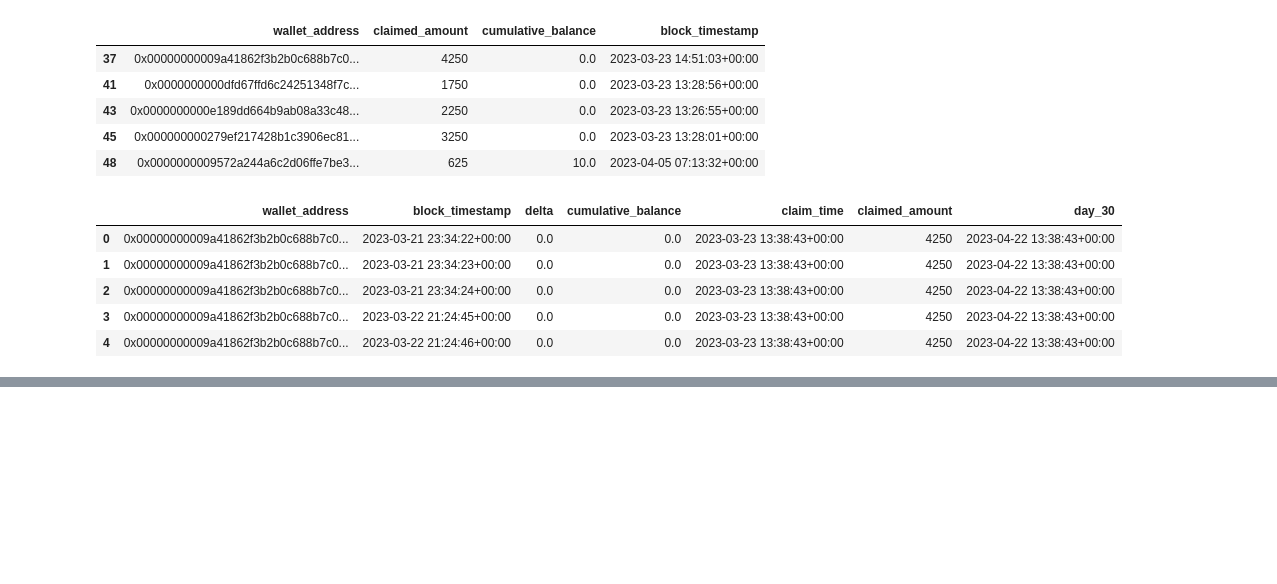
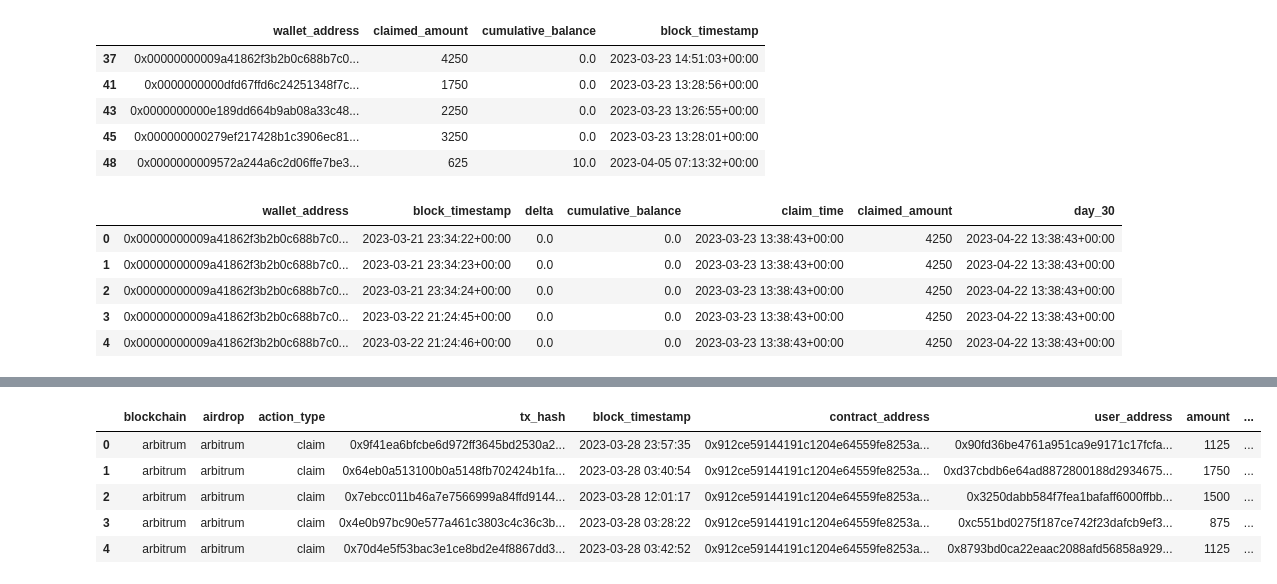
Before and after one commit to PointingNoWhere/arb_airdrop, a Jupyter notebook: notebooks/04_smd_arbdata_wallet_balance.ipynb, the cells around one changed output, grey strips where cells are left out. Cells and saved outputs as stored; diff of their text form; code cells hidden in the pictures; blank space fills up the shorter version.

```diff
--- a/notebooks/04_smd_arbdata_wallet_balance.ipynb
+++ b/notebooks/04_smd_arbdata_wallet_balance.ipynb
@@ -97,4 +96,5 @@ Combined all transfer batches: 1213667 rows
 # %%
+recipients_df = pd.read_csv(DATA_DIR/"arb_drop_data")
 #clean up needed col headers for merge
 recipients_df = recipients_df.rename(columns={
     'user_address': 'wallet_address',
@@ -165,3 +202,0 @@ Balances after 30 days
-# %%
-recipients_df['claim_time'] = pd.to_datetime(recipients_df['claim_time'])
-daily_balances['block_timestamp'] = pd.to_datetime(daily_balances['block_timestamp'])
@@ -231,0 +271,9 @@ display(merged_df.head())
+# %%
+display(recipients_df.head())
+# %% [output]
+|  | blockchain | airdrop | action_type | tx_hash | block_timestamp | contract_address | user_address | amount | ... |
+| 0 | arbitrum | arbitrum | claim | 0x9f41ea6bfcbe6d972ff3645bd2530a2... | 2023-03-28 23:57:35 | 0x912ce59144191c1204e64559fe8253a... | 0x90fd36be4761a951ca9e9171c17fcfa... | 1125 | ... |
+| 1 | arbitrum | arbitrum | claim | 0x64eb0a513100b0a5148fb702424b1fa... | 2023-03-28 03:40:54 | 0x912ce59144191c1204e64559fe8253a... | 0xd37cbdb6e64ad8872800188d2934675... | 1750 | ... |
+| 2 | arbitrum | arbitrum | claim | 0x7ebcc011b46a7e7566999a84ffd9144... | 2023-03-28 12:01:17 | 0x912ce59144191c1204e64559fe8253a... | 0x3250dabb584f7fea1bafaff6000ffbb... | 1500 | ... |
+| 3 | arbitrum | arbitrum | claim | 0x4e0b97bc90e577a461c3803c4c36c3b... | 2023-03-28 03:28:22 | 0x912ce59144191c1204e64559fe8253a... | 0xc551bd0275f187ce742f23dafcb9ef3... | 875 | ... |
+| 4 | arbitrum | arbitrum | claim | 0x70d4e5f53bac3e1ce8bd2e4f8867dd3... | 2023-03-28 03:42:52 | 0x912ce59144191c1204e64559fe8253a... | 0x8793bd0ca22eaac2088afd56858a929... | 1125 | ... |
```
Also changed, not shown: parts of 33 cells of this notebook, 3 other files.
